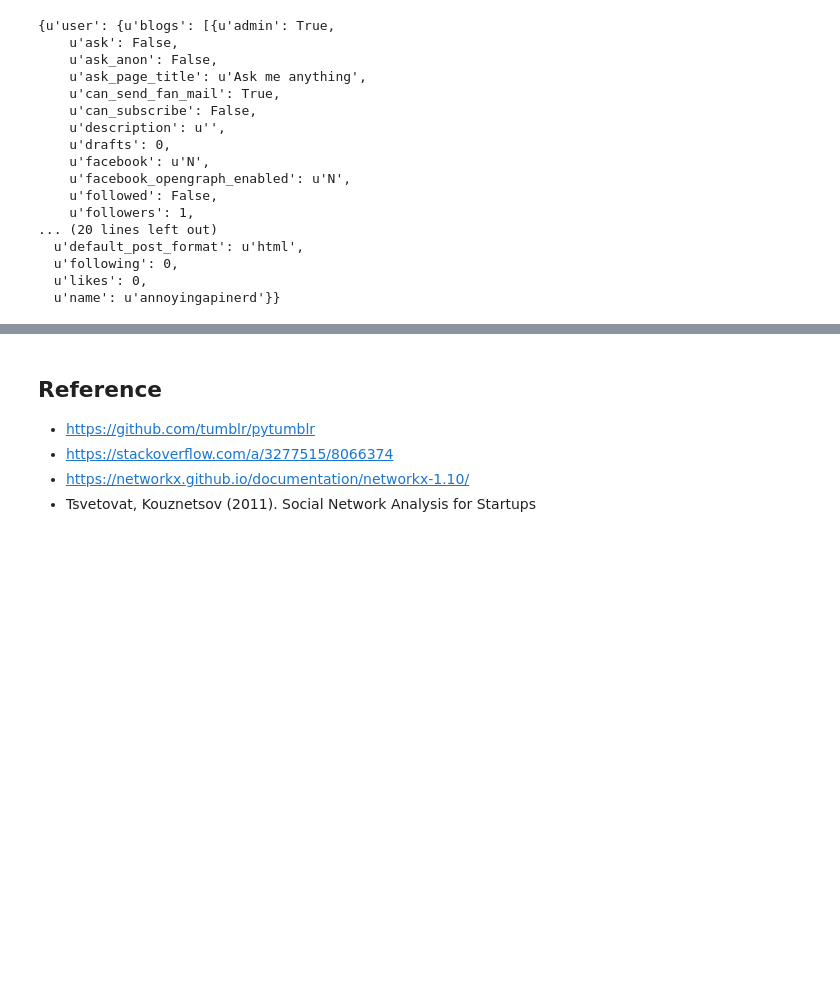
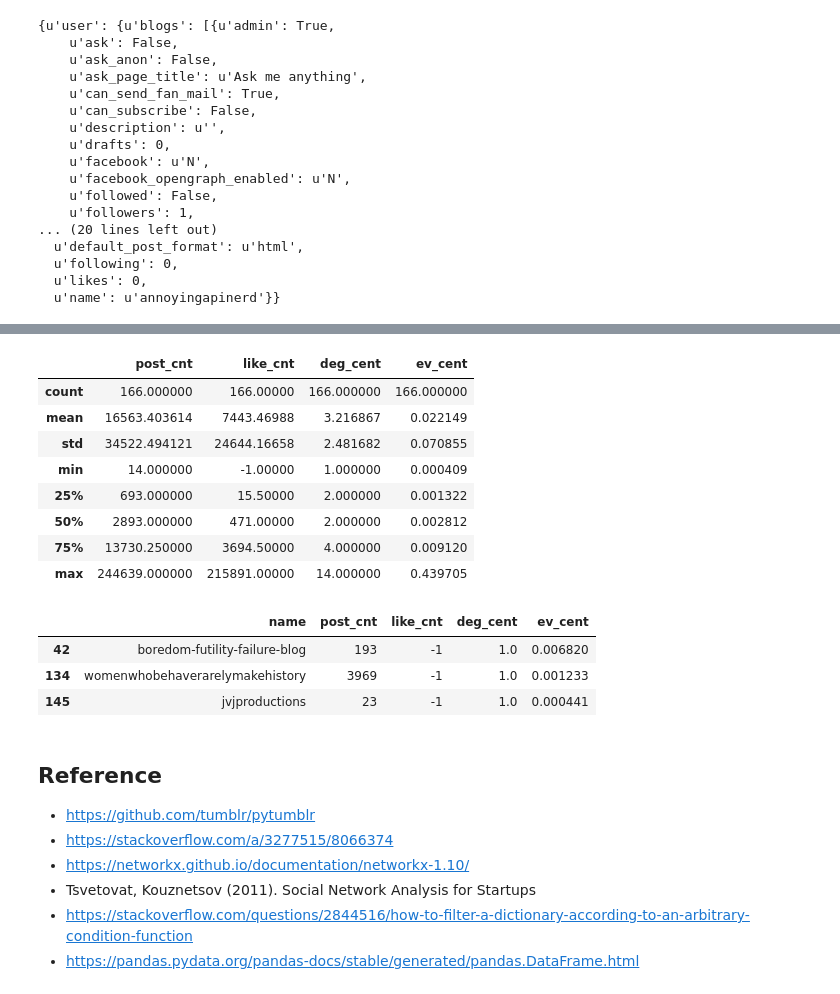
Before and after one commit to datafeelings/CUNY_DATA_620, a Jupyter notebook: Project_1/dvecheruk_data_620_project_1.ipynb, the cells around one changed output, grey strips where cells are left out. Cells and saved outputs as stored; diff of their text form; code cells hidden in the pictures; blank space fills up the shorter version.

Commit message:
finished part 1, into part 2

```diff
--- a/Project_1/dvecheruk_data_620_project_1.ipynb
+++ b/Project_1/dvecheruk_data_620_project_1.ipynb
@@ -132,0 +223,21 @@ net.draw_spring(g1,node_size=30)
+# %%
+# For each of the nodes in the dataset, calculate degree centrality and eigenvector centrality.
+
+degree_centrality = net.degree(g1)
+ev_centrality = net.eigenvector_centrality(g1)
+# %%
+# Convert into a pandas dataframe for analysis
+
+rows = []
+
+for item in g1.nodes():
+    try:
+        rows.append([g1.node[item]['label'],g1.node[item]['post_cnt'],g1.node[item]['like_cnt'],
+                           degree_centrality[item],ev_centrality[item]])
+    except KeyError:
+        pass
+
+df = pd.DataFrame(columns=('name', 'post_cnt', 'like_cnt', 'deg_cent', 'ev_cent'))
+
+for i in range(0,len(rows)):
+    df.loc[i] = rows[i]
@@ -133,3 +253,24 @@ net.draw_spring(g1,node_size=30)
+# %%
+df["post_cnt"] = df["post_cnt"].astype("int")
+df["like_cnt"] = df["like_cnt"].astype("int")
+df.describe()
+# %% [output]
+|  | post_cnt | like_cnt | deg_cent | ev_cent |
+| count | 166.000000 | 166.00000 | 166.000000 | 166.000000 |
+| mean | 16563.403614 | 7443.46988 | 3.216867 | 0.022149 |
+| std | 34522.494121 | 24644.16658 | 2.481682 | 0.070855 |
+| min | 14.000000 | -1.00000 | 1.000000 | 0.000409 |
+| 25% | 693.000000 | 15.50000 | 2.000000 | 0.001322 |
+| 50% | 2893.000000 | 471.00000 | 2.000000 | 0.002812 |
+| 75% | 13730.250000 | 3694.50000 | 4.000000 | 0.009120 |
+| max | 244639.000000 | 215891.00000 | 14.000000 | 0.439705 |
+# %%
+df[df.like_cnt == -1]
+# %% [output]
+|  | name | post_cnt | like_cnt | deg_cent | ev_cent |
+| 42 | boredom-futility-failure-blog | 193 | -1 | 1.0 | 0.006820 |
+| 134 | womenwhobehaverarelymakehistory | 3969 | -1 | 1.0 | 0.001233 |
+| 145 | jvjproductions | 23 | -1 | 1.0 | 0.000441 |
 # %% [markdown]
 ## Reference
 
@@ -137,3 +278,5 @@ net.draw_spring(g1,node_size=30)
 * https://stackoverflow.com/a/3277515/8066374
 * https://networkx.github.io/documentation/networkx-1.10/
 * Tsvetovat, Kouznetsov (2011). Social Network Analysis for Startups
+* https://stackoverflow.com/questions/2844516/how-to-filter-a-dictionary-according-to-an-arbitrary-condition-function
+* https://pandas.pydata.org/pandas-docs/stable/generated/pandas.DataFrame.html
```
Also changed, not shown: parts of 18 cells of this notebook, 1 other file.
